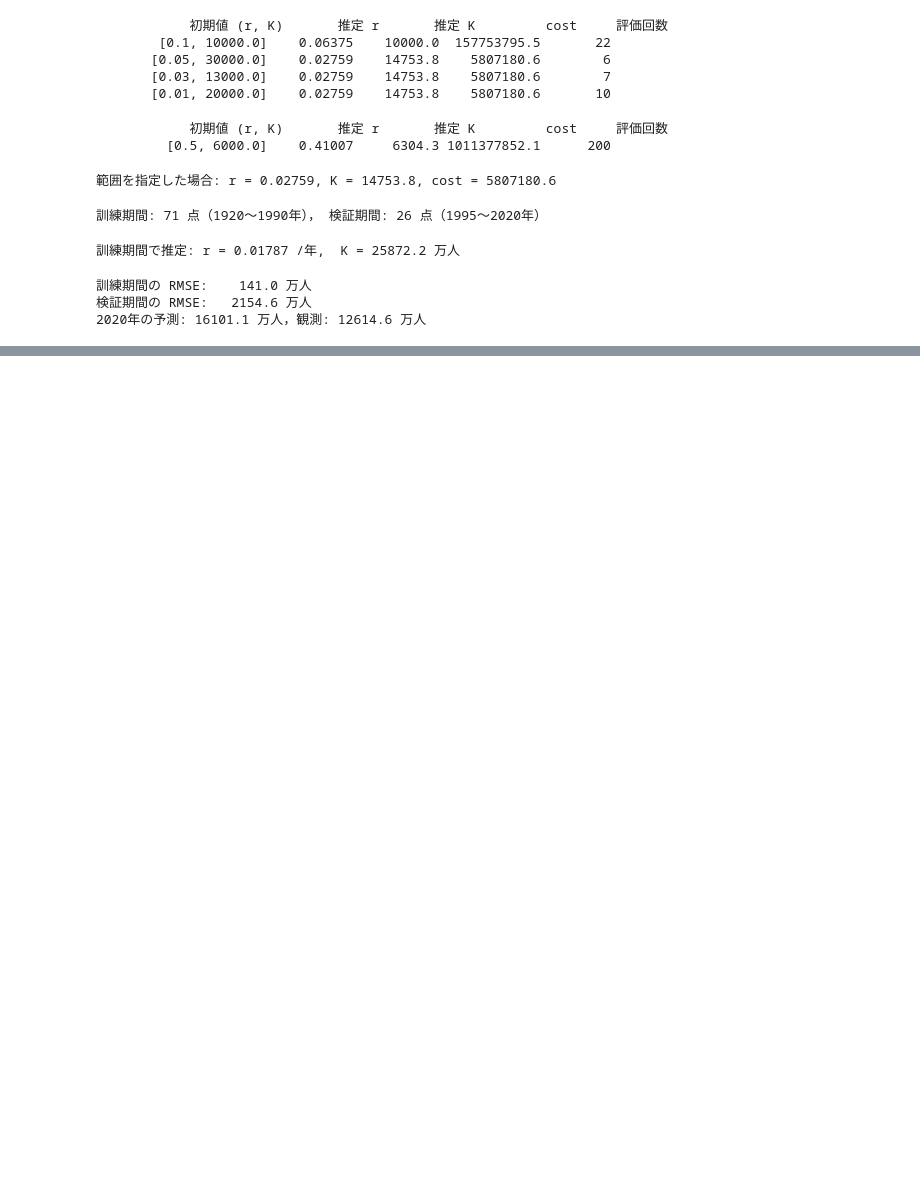
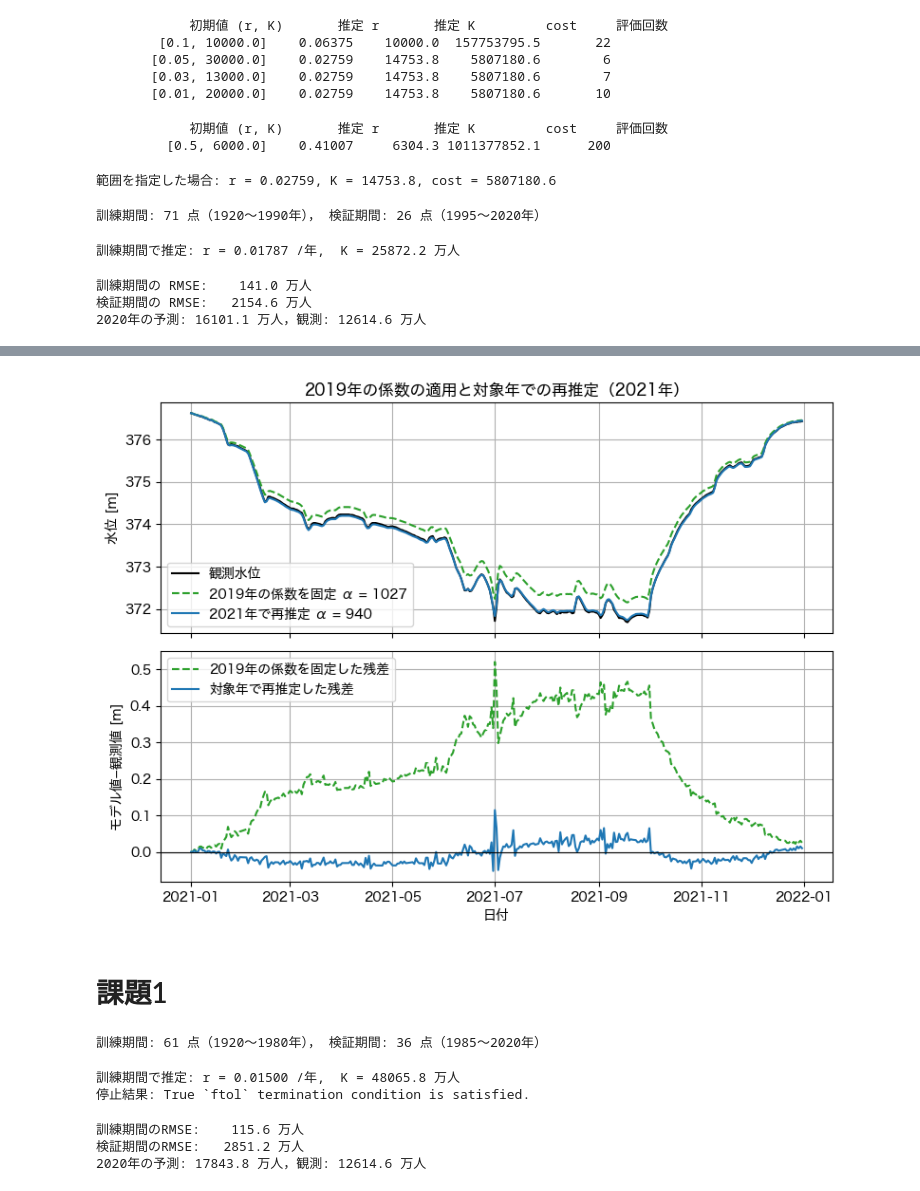
Before and after one commit to k16kgw/Class_Josai_AppliedProgrammingII, a Jupyter notebook: class/07/notebooks/parameter_estimation.ipynb, the cells around one changed output, grey strips where cells are left out. Cells and saved outputs as stored; diff of their text form; code cells hidden in the pictures; blank space fills up the shorter version.

```diff
--- a/class/07/notebooks/parameter_estimation.ipynb
+++ b/class/07/notebooks/parameter_estimation.ipynb
@@ -168,0 +333,23 @@ residual_all = y_fit_all - y_obs
+# %%
+fig, axes = plt.subplots(2, 1, figsize=(8, 6), sharex=True)
+axes[0].plot(dam_year["date"], h_dam, color="black", label="観測水位")
+axes[0].plot(dam_year["date"], h_reference, color="tab:green", linestyle="--", label=f"2019年の係数を固定 α = {alpha_reference:.0f}")
+axes[0].plot(dam_year["date"], h_fitted, color="tab:blue", label=f"{year}年で再推定 α = {alpha_hat:.0f}")
+axes[0].set_ylabel("水位 [m]")
+axes[0].set_title(f"2019年の係数の適用と対象年での再推定（{year}年）")
+axes[0].legend()
+axes[1].plot(dam_year["date"], h_reference - h_dam, color="tab:green", linestyle="--", label="2019年の係数を固定した残差")
+axes[1].plot(dam_year["date"], h_fitted - h_dam, color="tab:blue", label="対象年で再推定した残差")
+axes[1].axhline(0, color="black", linewidth=0.8)
+axes[1].set_ylabel("モデル値−観測値 [m]")
+axes[1].set_xlabel("日付")
+axes[1].legend()
+for ax in axes:
+    ax.grid(True)
+fig.tight_layout()
+fig.savefig(FIGURE_DIR / f"dam_alpha_transfer_{year}.png", dpi=150)
+plt.show()
+# %% [output]
+[figure, added]
+# %% [markdown]
+# 課題1
@@ -168,0 +364,4 @@ residual_all = y_fit_all - y_obs
+# %%
+print(f"訓練期間: {len(t_train)} 点（1920〜{train_end}年）， 検証期間: {len(t_valid)} 点（{valid_start}〜2020年）")
+# %% [output]
+訓練期間: 61 点（1920〜1980年）， 検証期間: 36 点（1985〜2020年）
@@ -168,0 +371,6 @@ residual_all = y_fit_all - y_obs
+# %%
+print(f"訓練期間で推定: r = {r_train:.5f} /年,  K = {K_train:.1f} 万人")
+print("停止結果:", result_train.success, result_train.message)
+# %% [output]
+訓練期間で推定: r = 0.01500 /年,  K = 48065.8 万人
+停止結果: True `ftol` termination condition is satisfied.
@@ -168,0 +382,8 @@ residual_all = y_fit_all - y_obs
+# %%
+print(f"訓練期間のRMSE: {rmse_train:8.1f} 万人")
+print(f"検証期間のRMSE: {rmse_valid:8.1f} 万人")
+print(f"2020年の予測: {y_fit_all[-1]:.1f} 万人，観測: {y_obs[-1]:.1f} 万人")
+# %% [output]
+訓練期間のRMSE:    115.6 万人
+検証期間のRMSE:   2851.2 万人
+2020年の予測: 17843.8 万人，観測: 12614.6 万人
```
Also changed, not shown: parts of 38 cells of this notebook, 1 other file.
